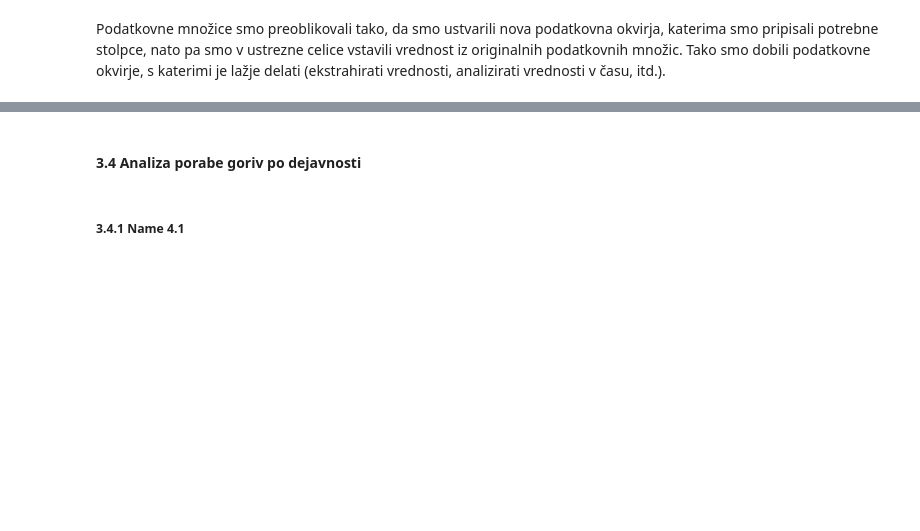
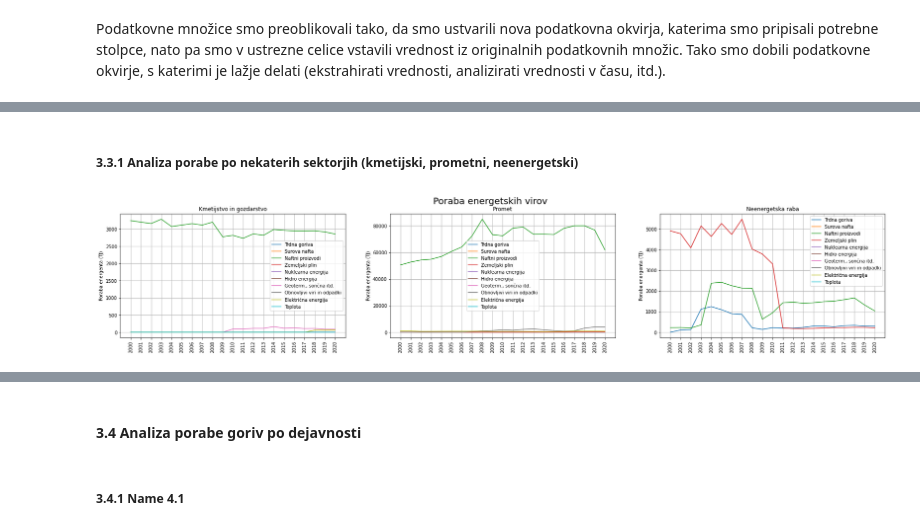
Before and after one commit to cugalord/PR21_NVZ-LS-BK-NZ, a Jupyter notebook: src/energy_balance_analysis.ipynb, the cells around one changed output, grey strips where cells are left out. Drawn from its saved outputs; the diff is of its cells as text; code cells hidden in the pictures; blank space fills up the shorter version.

```diff
--- a/src/energy_balance_analysis.ipynb
+++ b/src/energy_balance_analysis.ipynb
@@ -123,0 +161,54 @@ Podatkovne množice smo preoblikovali tako, da smo ustvarili nova podatkovna okv
+# %% [markdown]
+##### 3.3.1 Analiza porabe po nekaterih sektorjih (kmetijski, prometni, neenergetski)
+# %%
+# Create dicts of energy sources and their usages for each sector (farming, traffic, non-energy) in balance dataframe
+balance_farming = mu.init_dict_based_on_column(balance, 'ENERGETSKI VIR')
+balance_traffic = mu.init_dict_based_on_column(balance, 'ENERGETSKI VIR')
+balance_non_energy = mu.init_dict_based_on_column(balance, 'ENERGETSKI VIR')
+
+# Fill dicts with data
+for year in balance.columns[2:]:
+    for key in balance_farming.keys():
+        balance_farming[key][year] = balance[year][balance['ENERGETSKI VIR'] == key][balance['OSKRBA IN PORABA'] == 'Končna poraba-Kmetijstvo in gozdarstvo'].to_list()[0]
+        balance_traffic[key][year] = balance[year][balance['ENERGETSKI VIR'] == key][balance['OSKRBA IN PORABA'] == 'Končna poraba-Promet'].to_list()[0]
+        balance_non_energy[key][year] = balance[year][balance['ENERGETSKI VIR'] == key][balance['OSKRBA IN PORABA'] == 'Končna poraba-Neenergetska raba'].to_list()[0]
+
+balance_farming_f = mu.flatten_internal_dict(balance_farming)
+balance_traffic_f = mu.flatten_internal_dict(balance_traffic)
+balance_non_energy_f = mu.flatten_internal_dict(balance_non_energy)
+# %%
+# Display plots of energy use
+plt.figure(figsize=(30, 5))
+ax = plt.subplot(1, 3, 1)
+ax.set_title('Kmetijstvo in gozdarstvo')
+plt.suptitle("Poraba energetskih virov", fontsize=20)
+plt.xticks(rotation=90)
+plt.ylabel("Poraba energenta (TJ)")
+plt.grid()
+for key, value in balance_farming_f.items():
+    if key != 'Energetski viri-SKUPAJ':
+        plt.plot(years, value, label=key)
+plt.legend()
+
+ax = plt.subplot(1, 3, 2)
+ax.set_title('Promet')
+plt.xticks(rotation=90)
+plt.ylabel("Poraba energenta (TJ)")
+plt.grid()
+for key, value in balance_traffic_f.items():
+    if key != 'Energetski viri-SKUPAJ':
+        plt.plot(years, value, label=key)
+plt.legend()
+
+ax = plt.subplot(1, 3, 3)
+ax.set_title('Neenergetska raba')
+plt.xticks(rotation=90)
+plt.ylabel("Poraba energenta (TJ)")
+plt.grid()
+for key, value in balance_non_energy_f.items():
+    if key != 'Energetski viri-SKUPAJ':
+        plt.plot(years, value, label=key)
+plt.legend()
+print()
+# %% [output]
+[figure, added]
```
Also changed, not shown: parts of 11 cells of this notebook.
